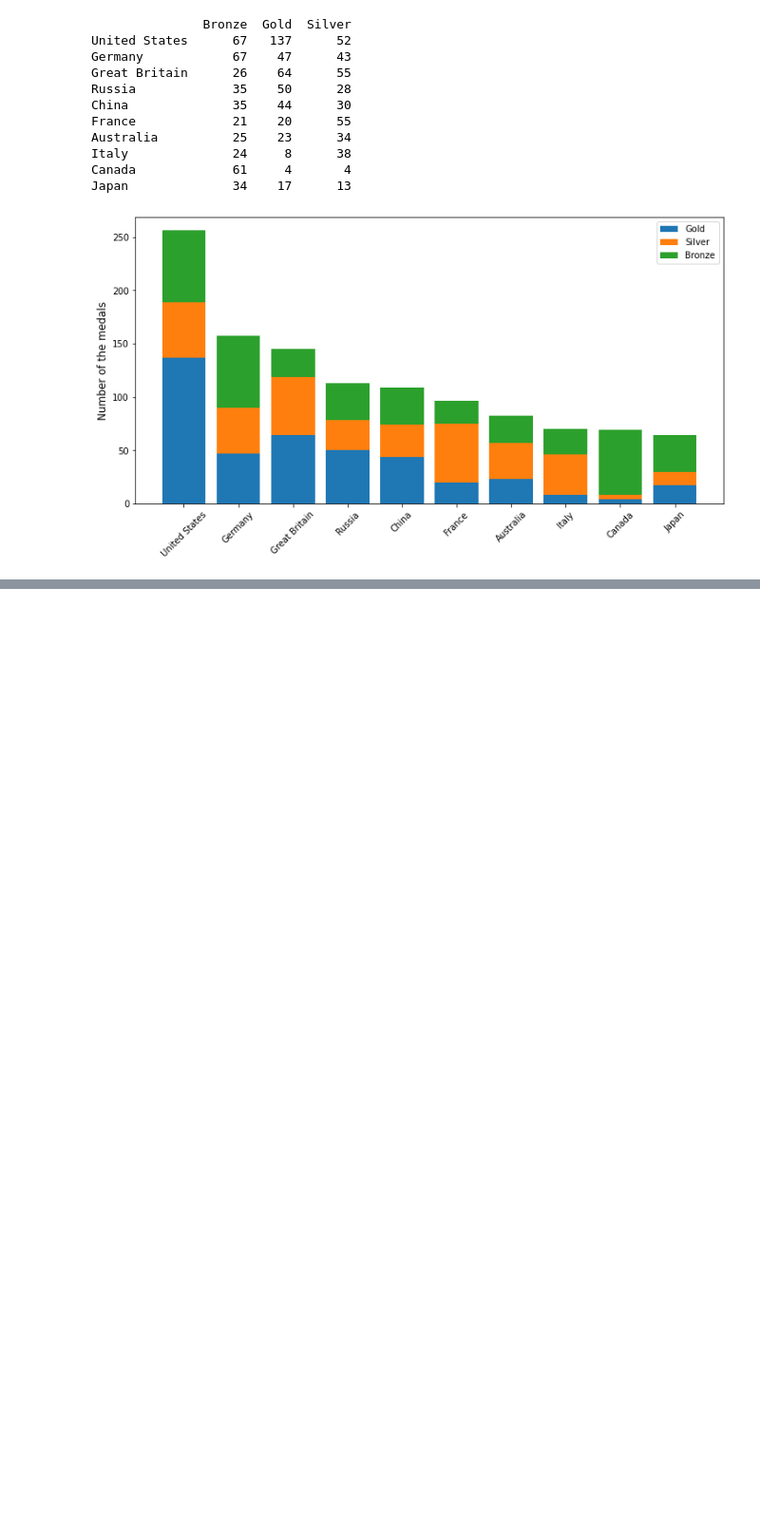
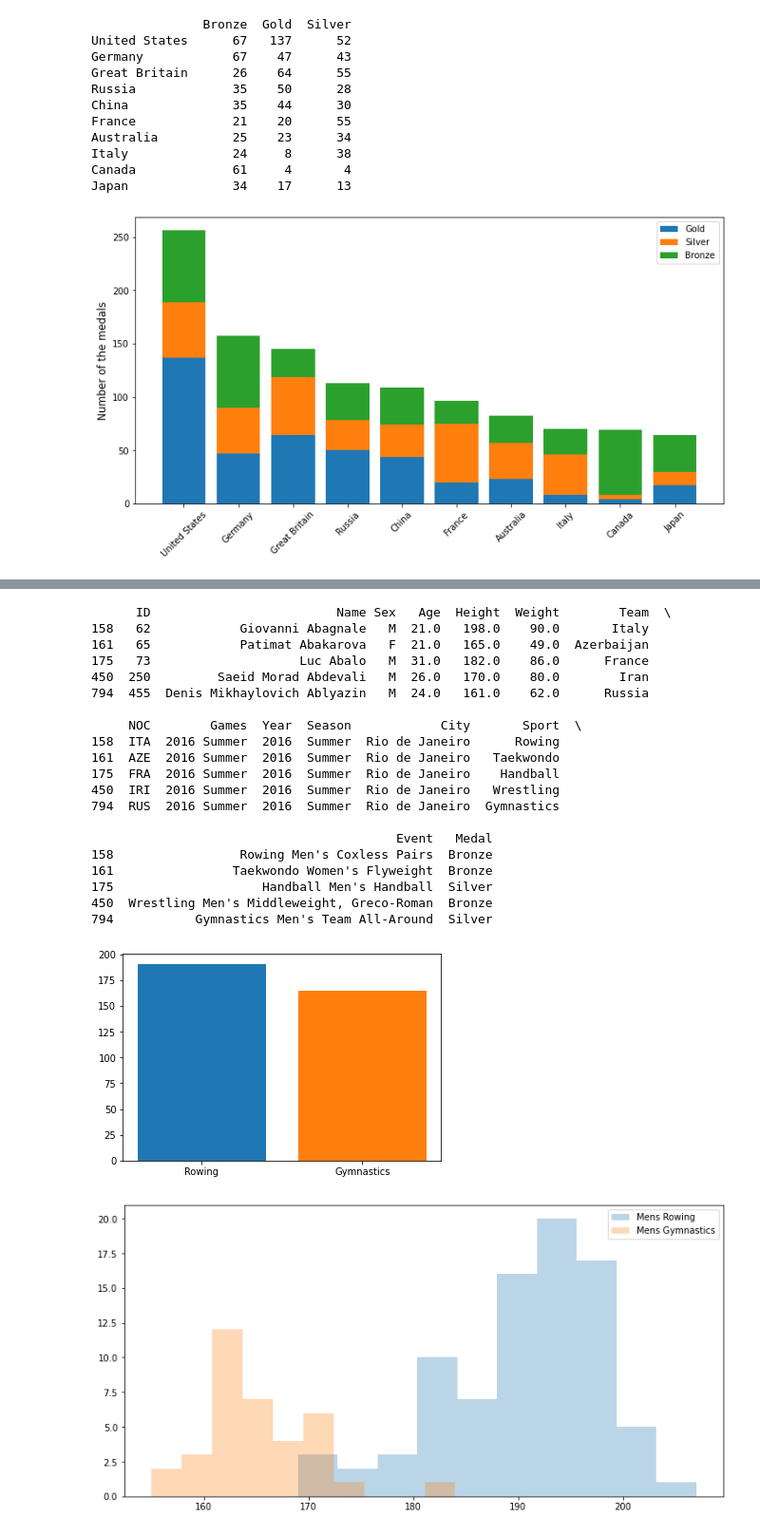
Before and after one commit to johnhhu2020/DataCamp-Data-Scientist-with-Python-Track, a Jupyter notebook: DataCamp Introduction to Data Visualization with Matplotlib.ipynb, the cells around one changed output, grey strips where cells are left out. Shown at 95% size. Cells and saved outputs as stored; diff of their text form; code cells hidden in the pictures; blank space fills up the shorter version.

```diff
--- a/DataCamp Introduction to Data Visualization with Matplotlib.ipynb
+++ b/DataCamp Introduction to Data Visualization with Matplotlib.ipynb
@@ -1338,0 +1422,80 @@ Instructions
+# %%
+olympic = pd.read_csv('summer2016.csv', index_col=0)
+
+print(olympic.head())
+
+
+mens_rowing = olympic[(olympic['Sport']=='Rowing') & (olympic['Sex']=='M')].copy()
+mens_gymnastics = olympic[(olympic['Sport']=='Gymnastics') & (olympic['Sex']=='M')].copy()
+
+
+#print(mens_rowing.head())
+#print(mens_gymnastics.head())
+
+
+import matplotlib.pyplot as plt
+
+
+fig, ax = plt.subplots()
+
+ax.bar('Rowing', mens_rowing['Height'].mean())
+ax.bar('Gymnastics', mens_gymnastics['Height'].mean())
+
+
+plt.show()
+
+
+
+
+
+fig, ax = plt.subplots(figsize=(12,6))
+
+ax.hist(mens_rowing['Height'], bins=10, alpha=0.3, label='Mens Rowing')
+ax.hist(mens_gymnastics['Height'], bins=10, alpha=0.3, label='Mens Gymnastics')
+
+plt.legend()
+
+plt.show()
+
+
+
+
+fig, ax = plt.subplots(figsize=(12,6))
+
+
+ax.hist(mens_rowing['Height'],
+        bins=[150, 155, 160, 165, 170, 175, 180, 185, 190, 195, 200, 205, 210],
+        histtype='step',
+        label='Mens Rowing')
+
+ax.hist(mens_gymnastics['Height'],
+        bins=[150, 155, 160, 165, 170, 175, 180, 185, 190, 195, 200, 205, 210],
+        histtype='step',
+        label='Mens Gymnastics')
+
+plt.legend()
+
+plt.show()
+# %% [output]
+      ID                         Name Sex   Age  Height  Weight        Team  \
+158   62            Giovanni Abagnale   M  21.0   198.0    90.0       Italy
+161   65            Patimat Abakarova   F  21.0   165.0    49.0  Azerbaijan
+175   73                    Luc Abalo   M  31.0   182.0    86.0      France
+450  250         Saeid Morad Abdevali   M  26.0   170.0    80.0        Iran
+794  455  Denis Mikhaylovich Ablyazin   M  24.0   161.0    62.0      Russia
+
+     NOC        Games  Year  Season            City       Sport  \
+158  ITA  2016 Summer  2016  Summer  Rio de Janeiro      Rowing
+161  AZE  2016 Summer  2016  Summer  Rio de Janeiro   Taekwondo
+175  FRA  2016 Summer  2016  Summer  Rio de Janeiro    Handball
+450  IRI  2016 Summer  2016  Summer  Rio de Janeiro   Wrestling
+794  RUS  2016 Summer  2016  Summer  Rio de Janeiro  Gymnastics
+
+                                         Event   Medal
+158                 Rowing Men's Coxless Pairs  Bronze
+161                Taekwondo Women's Flyweight  Bronze
+175                    Handball Men's Handball  Silver
+450  Wrestling Men's Middleweight, Greco-Roman  Bronze
+794           Gymnastics Men's Team All-Around  Silver
+[figure, added]
+[figure, added]
```
Also changed, not shown: parts of 29 cells of this notebook.
